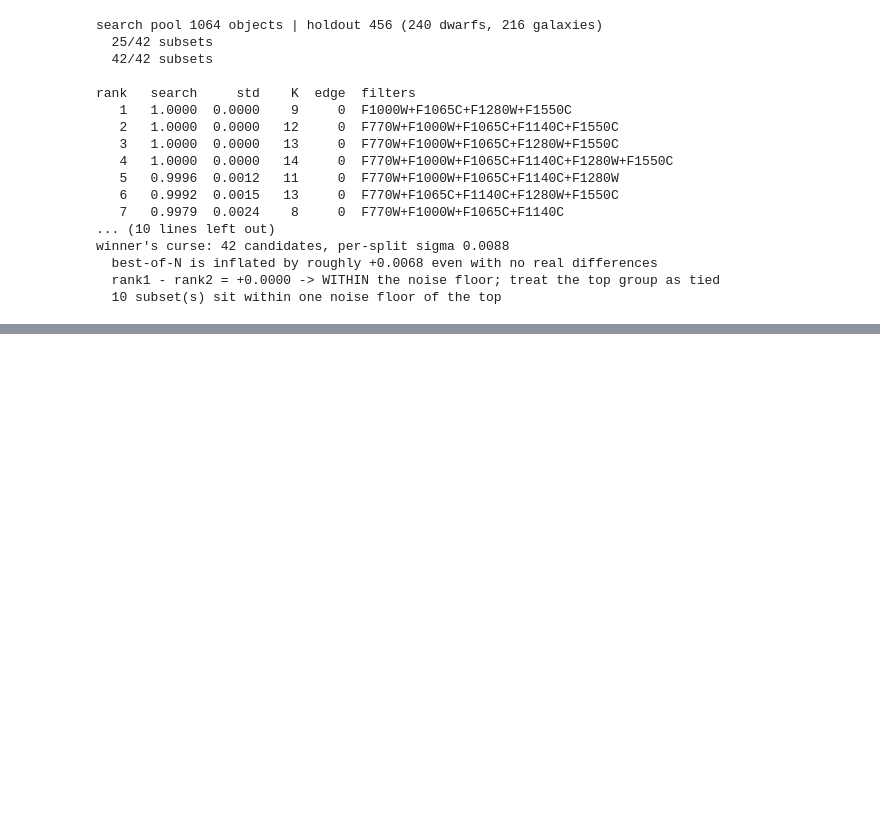
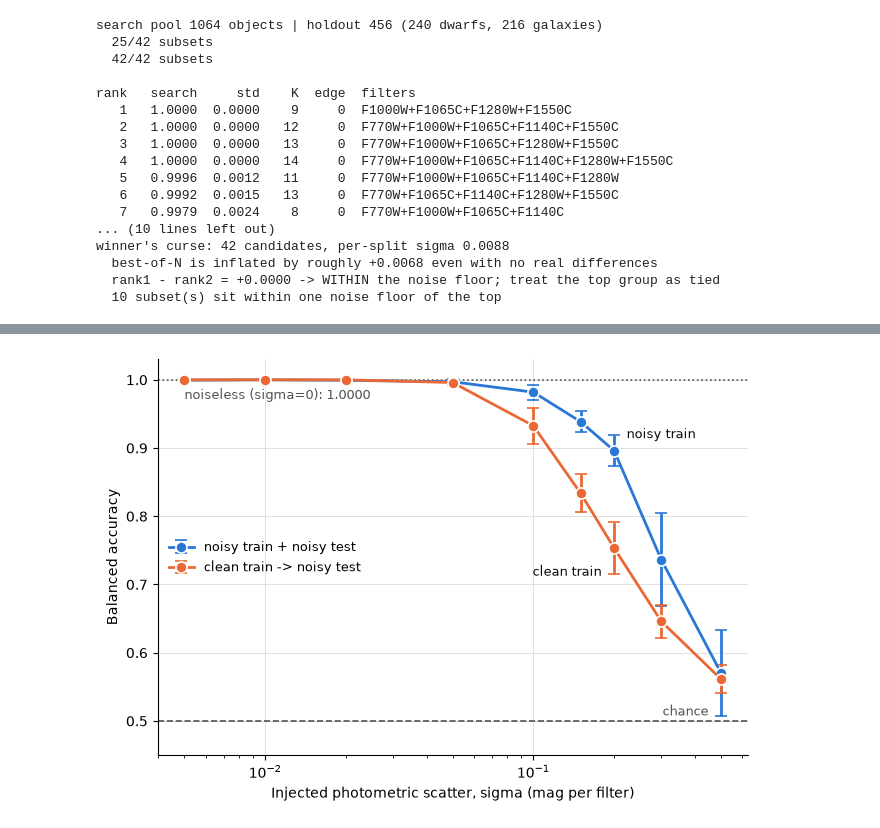
Before and after one commit to mitchell-foote/dwarfhunt, a Jupyter notebook: pop-separation/pop-separation.ipynb, the cells around one changed output, grey strips where cells are left out. Cells and saved outputs as stored; diff of their text form; code cells hidden in the pictures; blank space fills up the shorter version.

Commit message:
feat: update comments, README.md, and cleaned up output

```diff
--- a/pop-separation/pop-separation.ipynb
+++ b/pop-separation/pop-separation.ipynb
@@ -627,7 +608,7 @@ for m in COLOR_SET_SIZES:
     if n_edge:
         warn_if_k_at_edge(int(chosen_k[np.argmax(
             (chosen_k == K_CANDIDATES[0]) | (chosen_k == K_CANDIDATES[-1]))]),
-            K_CANDIDATES, f" on {n_edge}/{N_SEEDS} splits at {m} colours")
+            K_CANDIDATES, f" on {n_edge}/{N_SEEDS} splits at {m} colors")
     print(f"{m} colors ({', '.join(FILTER_LABELS[:m + 1])}) done")
 
 print(f"\n{'colors':<8}{'filters':<36}{'bal. acc (mean +- std)':<28}{'K median [min-max]'}")
@@ -1110,0 +1040,51 @@ REG_COVAR=0.001 floors the colour scatter at sqrt(REG_COVAR/2) = 0.022 mag (SNR
+# %%
+# Single-panel version of the breakdown figure above, for the paper: balanced
+# accuracy vs injected scatter only -- no BIC/K panel and no secondary SNR axis.
+# Reuses the sweep results already in the kernel, so nothing is refitted and the
+# numbers are identical to the table printed by the previous cell.
+SERIES_NOISY, SERIES_CLEAN = "#2a78d6", "#eb6834"
+INK, MUTED = "#0b0b0b", "#52514e"
+
+fig, ax = plt.subplots(figsize=(6.5, 4.5), layout="constrained")
+
+ax.axhline(noisy_mean[0], color=MUTED, linestyle=":", linewidth=1.2, zorder=1)
+ax.text(NOISE_SIGMAS[1], noisy_mean[0] - 0.012,
+        f"noiseless (sigma=0): {noisy_mean[0]:.4f}", fontsize=9, color=MUTED,
+        va="top")
+ax.axhline(0.5, color=MUTED, linestyle="--", linewidth=1.2, zorder=1)
+ax.text(0.45, 0.508, "chance", fontsize=9, color=MUTED, ha="right")
+
+#ax.axvline(sigma_floor, color=MUTED, linewidth=1.0, alpha=0.55, zorder=1)
+#ax.text(sigma_floor * 1.06, 0.56,
+#        f"REG_COVAR floor\n{sigma_floor:.3f} mag", fontsize=8.5, color=MUTED)
+
+plot_sigmas = NOISE_SIGMAS[1:]
+for mean, std, color, label in (
+        (noisy_mean, noisy_std, SERIES_NOISY, "noisy train + noisy test"),
+        (transfer_mean, transfer_std, SERIES_CLEAN, "clean train -> noisy test")):
+    ax.errorbar(plot_sigmas, mean[1:], yerr=std[1:], color=color, linewidth=2,
+                marker="o", markersize=8, markeredgecolor="white",
+                markeredgewidth=1.2, capsize=4, label=label, zorder=3)
+
+gap_i = int(np.argmax((noisy_mean - transfer_mean)[1:])) + 1
+ax.annotate("noisy train", (NOISE_SIGMAS[gap_i], noisy_mean[gap_i]),
+            textcoords="offset points", xytext=(9, 9), fontsize=9, color=INK)
+ax.annotate("clean train", (NOISE_SIGMAS[gap_i], transfer_mean[gap_i]),
+            textcoords="offset points", xytext=(-9, -20), fontsize=9,
+            color=INK, ha="right")
+
+ax.set_xscale("log")
+ax.set_xlabel("Injected photometric scatter, sigma (mag per filter)")
+ax.set_ylabel("Balanced accuracy")
+ax.set_ylim(0.45, 1.03)
+#ax.set_title("Where the separation breaks down", loc="left", fontsize=12)
+ax.legend(loc="center left", frameon=False, fontsize=9)
+
+ax.grid(True, color="0.88", linewidth=0.7)
+ax.set_axisbelow(True)
+for side in ("top", "right"):
+    ax.spines[side].set_visible(False)
+
+plt.show()
+# %% [output]
+[figure, added]
```
Also changed, not shown: parts of 19 cells of this notebook, 3 other files.
